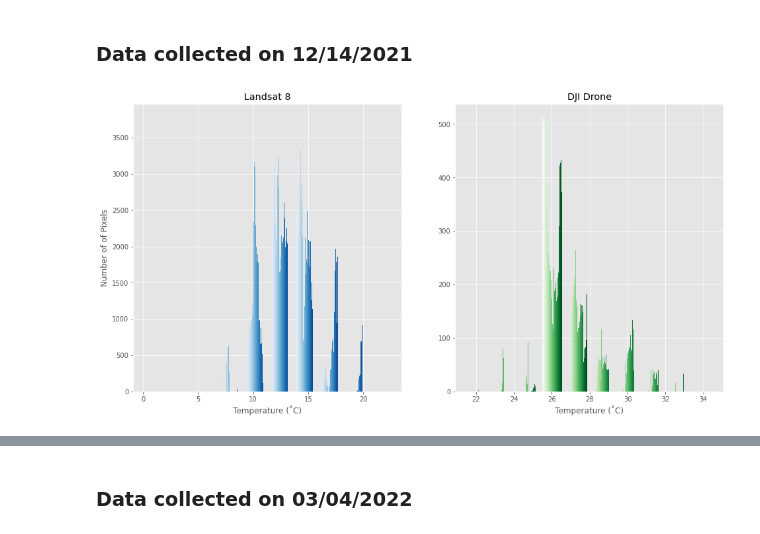
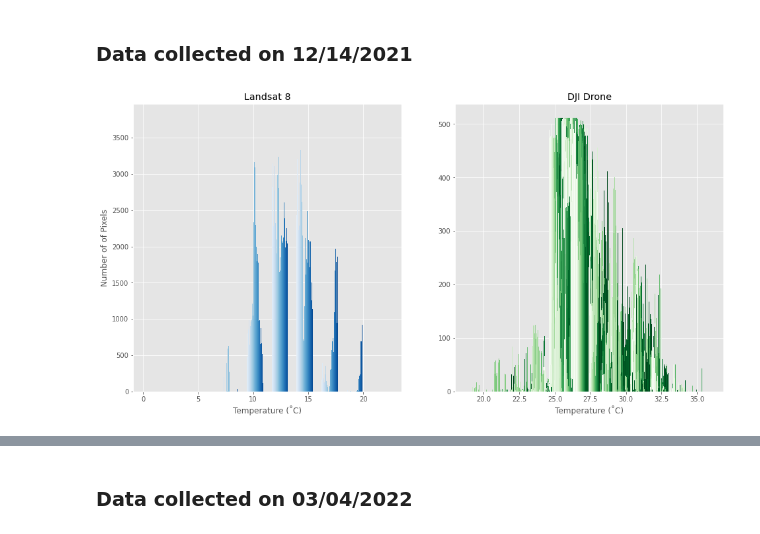
Before and after one commit to bksrocks/Cofc-Research, a Jupyter notebook: image_comparisson.ipynb, the cells around one changed output, grey strips where cells are left out. Drawn from its saved outputs; the diff is of its cells as text; code cells hidden in the pictures.

Commit message:
Plotting all images from drone flight.

```diff
--- a/image_comparisson.ipynb
+++ b/image_comparisson.ipynb
@@ -112,9 +124,29 @@ def compare_images(landsat, drone):
     plt.subplot(1, 2, 2)
     plt.xlabel("Temperature (˚C)")
     plt.title("DJI Drone")
-    plt.hist(drone, color=mcp.gen_color(cmap="Greens", n=drone.shape[1]))
+    for i in range(len(drone)):
+      plt.hist(drone[i], color=mcp.gen_color(cmap="Greens", n=drone[i].shape[1]))
     # plt.legend(loc='upper right')
     plt.show()
+# %%
+loc = "/content/drive/MyDrive/Grad/Research/Data/1214/thermal/DJI_0"
+all_temp = []
+missing_images = [408, 410, 412, 414]
+for i in range(354, 473, 2):
+  image_path = str(loc)+ str(i) +".JPG"
+  # print(image_path)
+  if i in missing_images:
+    pass
+  else:
+    image, meta = read_image(image_path)
+    all_temp.append(image)
+    # for r in range(image.shape[0]):
+    #   for c in range(image.shape[1]):
+    #     temp = image[r][c]
+    #     if temp in all_temp:
+    #       all_temp[temp] = all_temp[temp] + 1
+    #     else:
+    #       all_temp[temp] = 1
 # %% [markdown]
 ### Data collected on 12/14/2021
 # %%
@@ -123,8 +155,8 @@ landsat_image = import_image("/content/drive/MyDrive/Grad/Research/Github-Colab/
 dji_image, dji_meta = read_image("/content/drive/MyDrive/Grad/Research/Github-Colab/Cofc-Research/img/DJI_0392.JPG")
 # %%
 # Comparing images' histograms
-compare_images(landsat_image, dji_image)
+compare_images(landsat_image, all_temp)
 # %% [output]
-[figure, old version]
+[figure, new version]
 # %%
 landsat_image.shape
```
Also changed, not shown: parts of 6 cells of this notebook.
